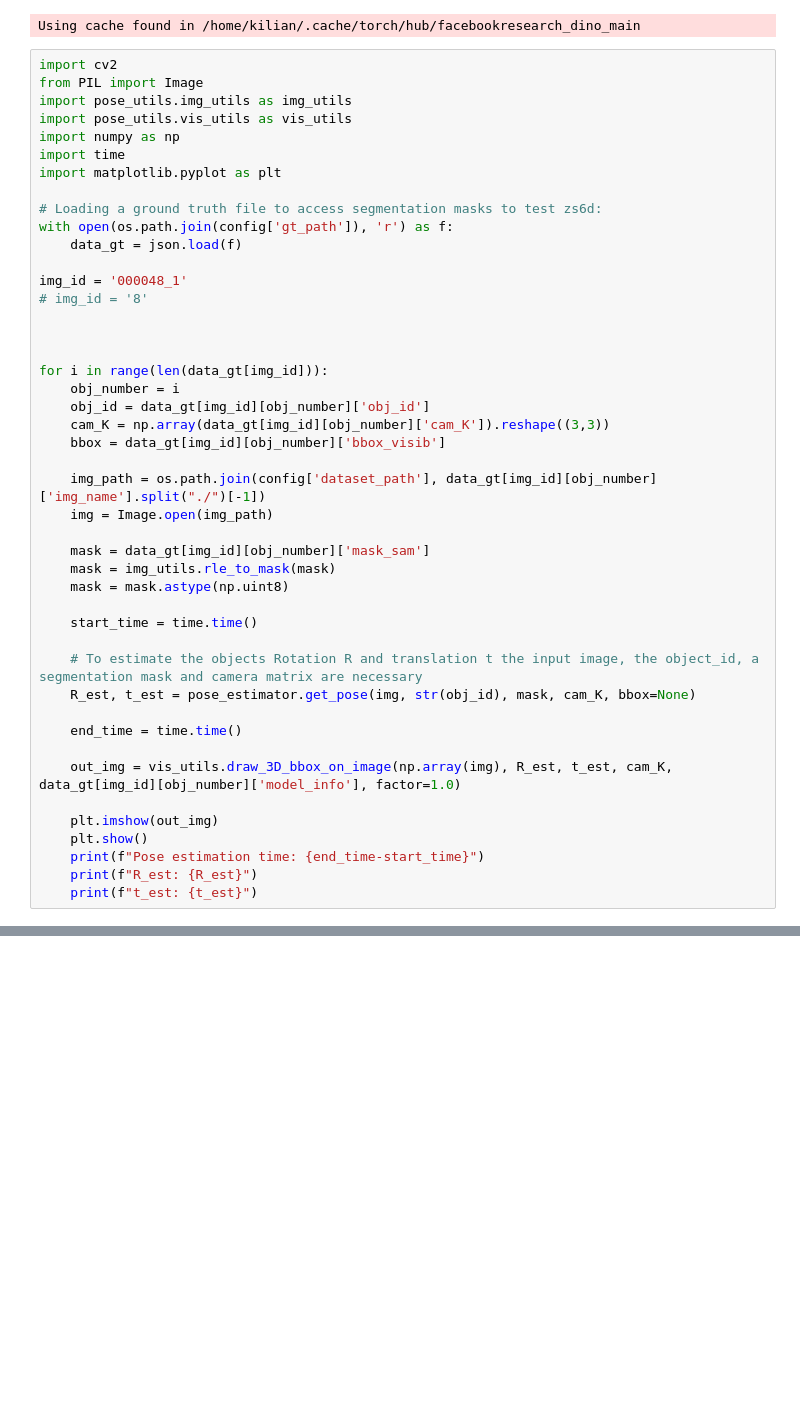
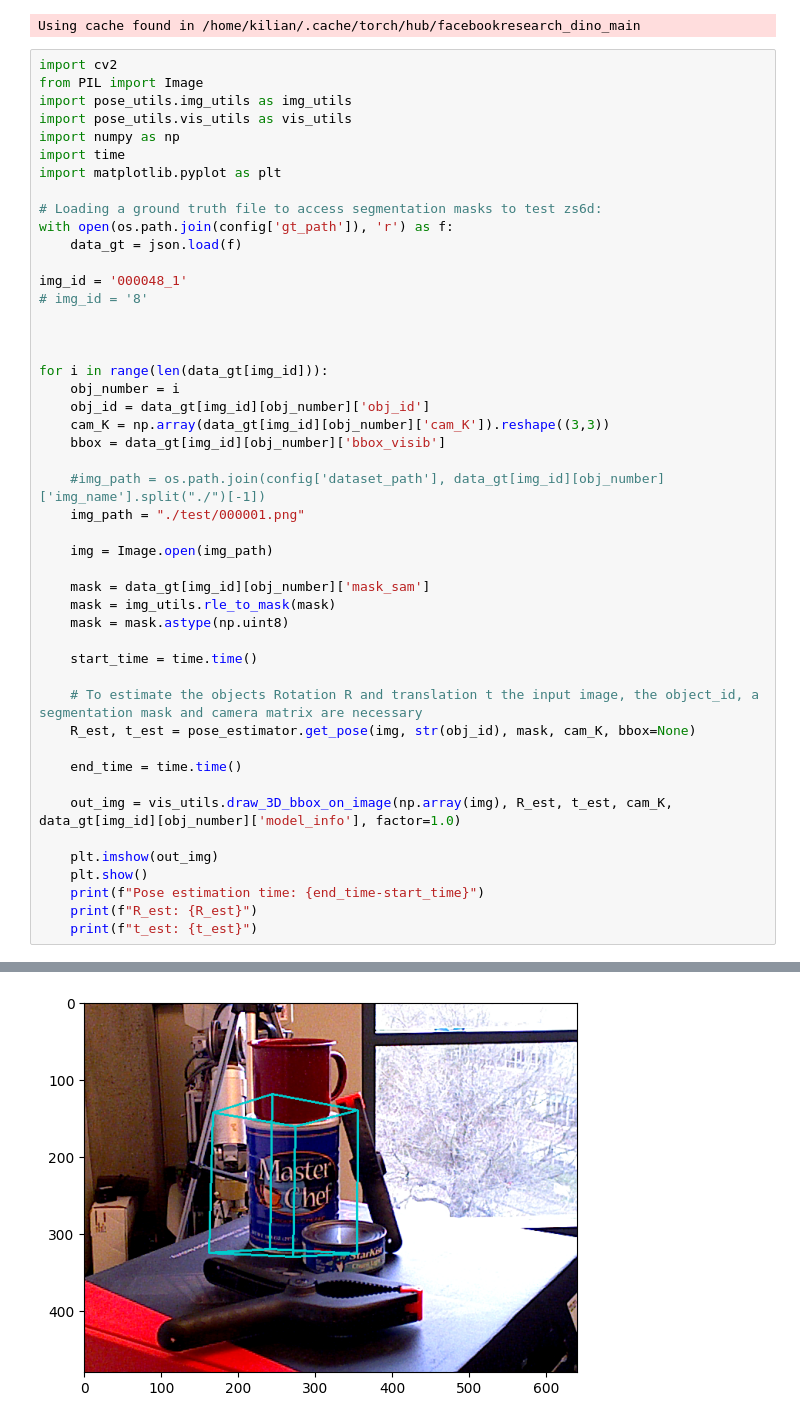
Before and after one commit to KilianK2/ZS6D, a Jupyter notebook: test_zs6d.ipynb, the cells around one changed output, grey strips where cells are left out. Drawn from its saved outputs; the diff is of its cells as text; blank space fills up the shorter version.

```diff
--- a/test_zs6d.ipynb
+++ b/test_zs6d.ipynb
@@ -37,7 +37,9 @@ for i in range(len(data_gt[img_id])):
     cam_K = np.array(data_gt[img_id][obj_number]['cam_K']).reshape((3,3))
     bbox = data_gt[img_id][obj_number]['bbox_visib']
 
-    img_path = os.path.join(config['dataset_path'], data_gt[img_id][obj_number]['img_name'].split("./")[-1])
+    #img_path = os.path.join(config['dataset_path'], data_gt[img_id][obj_number]['img_name'].split("./")[-1])
+    img_path = "./test/000001.png"
+
     img = Image.open(img_path)
 
     mask = data_gt[img_id][obj_number]['mask_sam']
@@ -58,3 +60,4 @@ for i in range(len(data_gt[img_id])):
     print(f"Pose estimation time: {end_time-start_time}")
     print(f"R_est: {R_est}")
     print(f"t_est: {t_est}")
+# %% [output]
@@ -60,0 +72 @@ for i in range(len(data_gt[img_id])):
+[figure, added]
```
Also changed, not shown: parts of 1 cell of this notebook, 22 other files.
